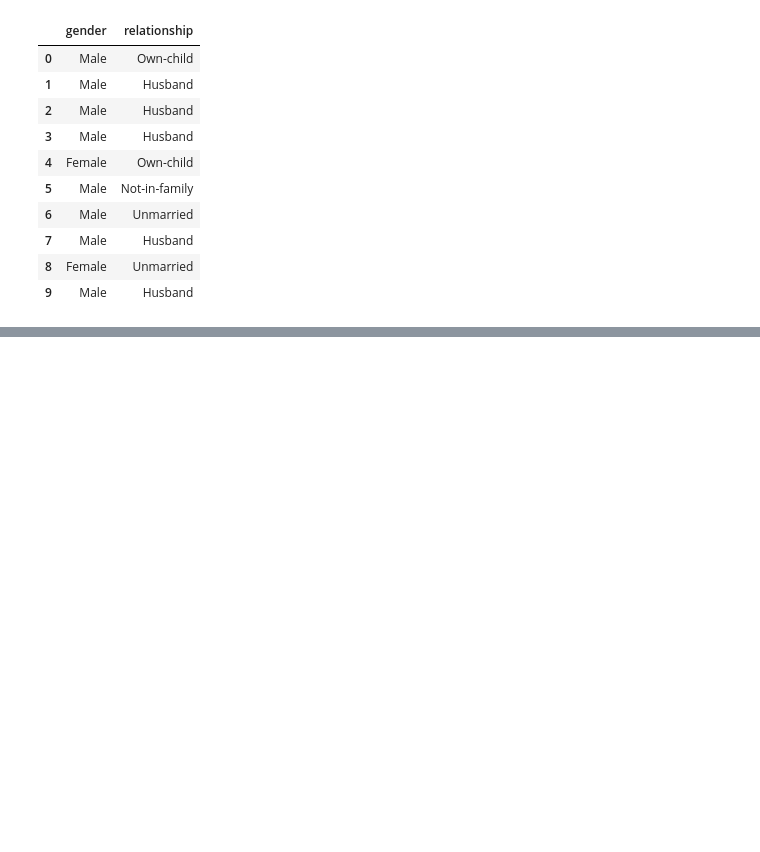
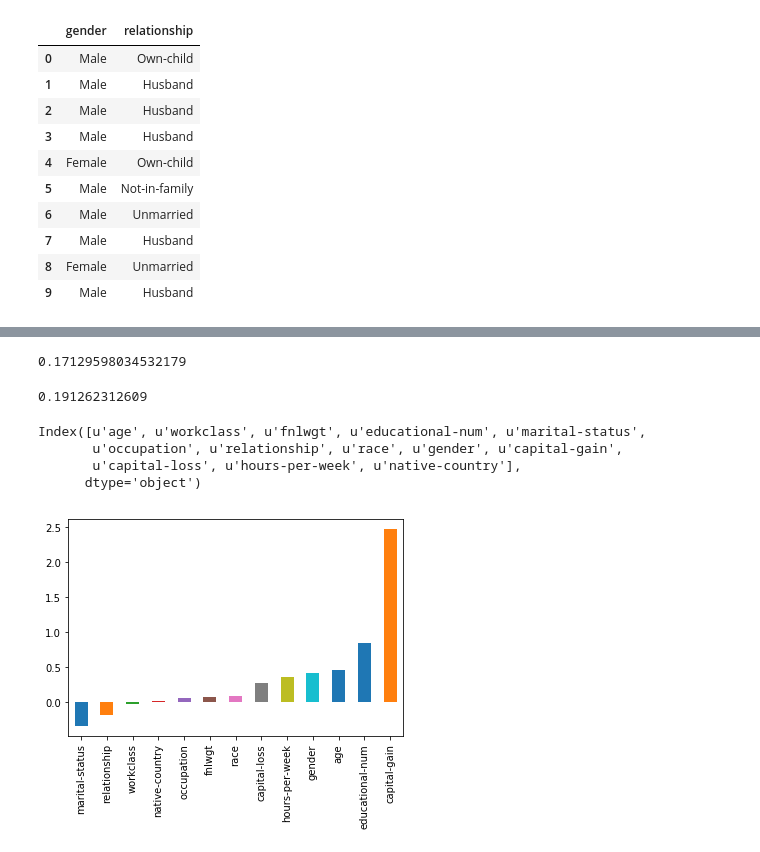
Before and after one commit to xiaowangxuejie/Machine_learning_projects, a Jupyter notebook: adult_income_predictions/Adult_income_predictions.ipynb, the cells around one changed output, grey strips where cells are left out. Saved outputs shown, nothing was run; the diff lists cells and outputs as text; code cells hidden in the pictures; blank space fills up the shorter version.

```diff
--- a/adult_income_predictions/Adult_income_predictions.ipynb
+++ b/adult_income_predictions/Adult_income_predictions.ipynb
@@ -153,0 +167,4 @@ print accuracy_score(y_test, y_pred)
+# %%
+print fit_and_evaluate(cls)
+# %% [output]
+0.17129598034532179
@@ -153,0 +174,17 @@ print accuracy_score(y_test, y_pred)
+# %%
+print fit_and_evaluate(random_forest)
+# %% [output]
+0.191262312609
+# %%
+coefs = pd.Series(cls.coef_[0], index=X_train.columns)
+print X_train.columns
+coefs = coefs.sort_values()
+plt.subplot(1,1,1)
+coefs.plot(kind="bar")
+plt.show()
+# %% [output]
+Index([u'age', u'workclass', u'fnlwgt', u'educational-num', u'marital-status',
+       u'occupation', u'relationship', u'race', u'gender', u'capital-gain',
+       u'capital-loss', u'hours-per-week', u'native-country'],
+      dtype='object')
+[figure, added]
```
Also changed, not shown: parts of 13 cells of this notebook.
